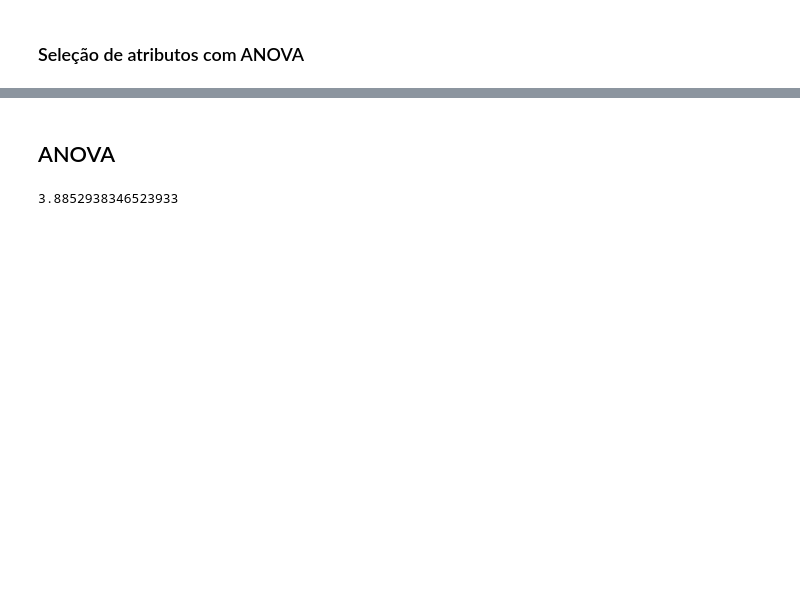
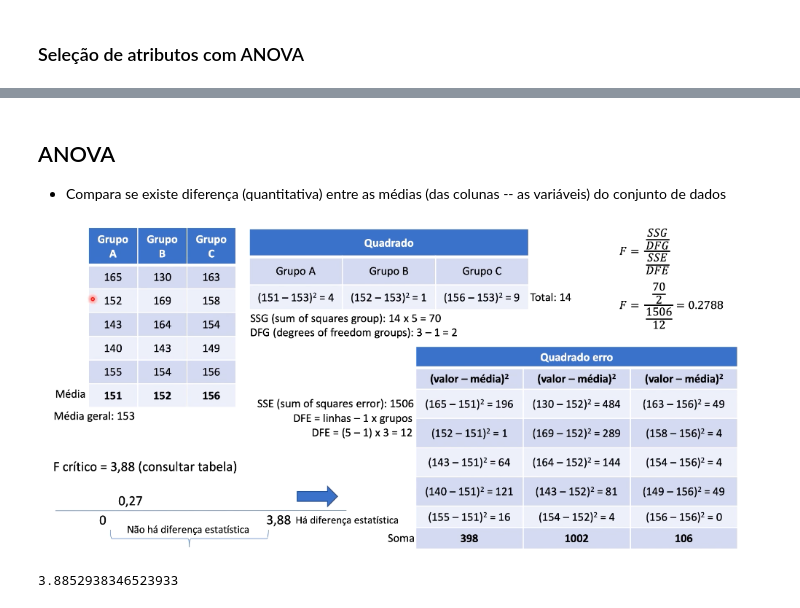
Before and after one commit to fernandovieira1/estat_ML, a Jupyter notebook: testes_hipoteses.ipynb, the cells around one changed output, grey strips where cells are left out. Drawn from its saved outputs; the diff is of its cells as text; code cells hidden in the pictures; blank space fills up the shorter version.

```diff
--- a/testes_hipoteses.ipynb
+++ b/testes_hipoteses.ipynb
@@ -317,5 +296,12 @@ accuracy_score(y, previsoes3)
-# %% [markdown]
-## ANOVA
+# %% [markdown]
+## ANOVA
+
+- Compara se existe diferença (quantitativa) entre as médias (das colunas -- as variáveis) do conjunto de dados
+# %%
+from IPython.display import Image
+Image('anova.png')
+# %% [output]
+[figure, added]
 # %%
 grupo_a = np.array([165, 152, 143, 140, 155])
 grupo_b = np.array([130, 169, 164, 143, 154])
```
Also changed, not shown: parts of 68 cells of this notebook, 1 other file.
